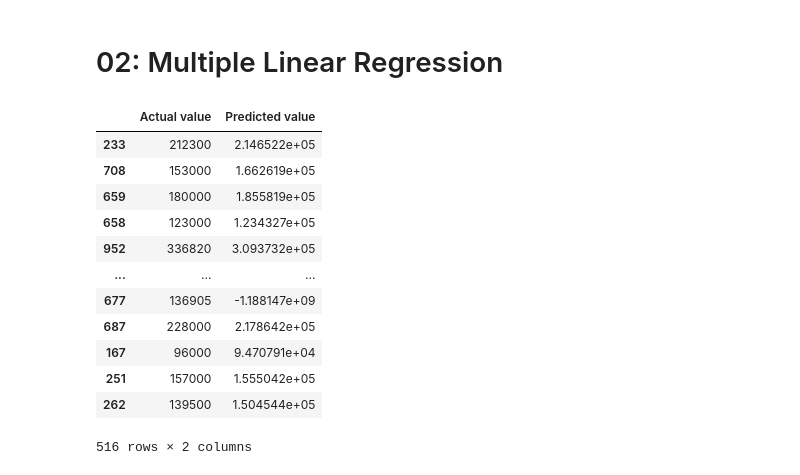
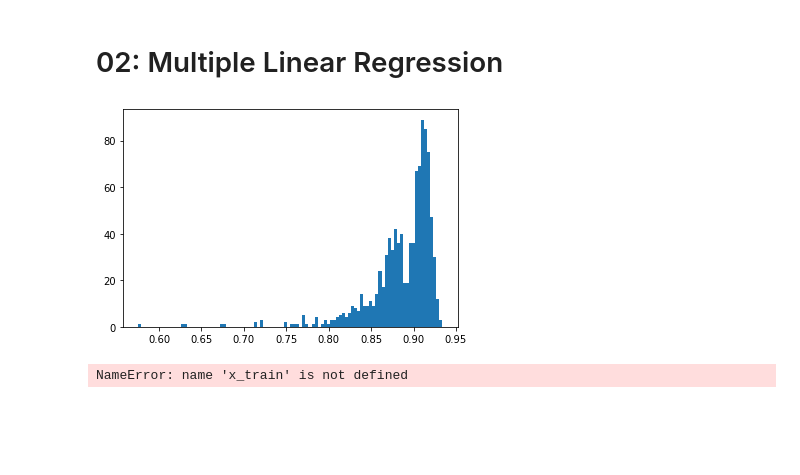
Before and after one commit to dnie44/nycdatascience_ML_project, a Jupyter notebook: karl/04_models_tony.ipynb, the cells around one changed output. Cells and saved outputs as stored; diff of their text form; code cells hidden in the pictures; blank space fills up the shorter version.

```diff
--- a/karl/04_models_tony.ipynb
+++ b/karl/04_models_tony.ipynb
@@ -107,7 +107,7 @@ There is an equal number of rows
 # %%
 dummies = pd.get_dummies(df_categorical,drop_first=True)
 x = pd.concat([df_numerical,dummies],axis=1)
-x = x.drop(columns = ['SalePrice', 'PID'])
+x = x.drop(columns = ['SalePrice'])
 #x.drop('PID', axis=1, inplace=True)
 y = df_numerical['SalePrice']
 # x = x.drop(columns=['SalePrice','1stFlrSF','2ndFlrSF','LowQualFinSF','BsmtFinSF1','BsmtFinSF2','MSZoning_I (all)',
@@ -117,27 +117,28 @@ y = df_numerical['SalePrice']
 # %% [markdown]
 <h1>02: Multiple Linear Regression</h1>
 # %%
-x_train, x_test, y_train, y_test = train_test_split(x, y, test_size = 0.2)#, random_state = 3)
-mlr = LinearRegression()
+scores = []
+for i in range(1000):
+    X_train, X_test, y_train, y_test = train_test_split(x, y, test_size = 0.3)#, random_state = 3)
+    mlr = LinearRegression()
+    mlr.fit(X_train, y_train)
+    #print("The training r2: %.5f" % (mlr.score(X_train, y_train)))
+    #print("The test     r2: %.5f" % (mlr.score(X_test, y_test)))
+    scores.append(mlr.score(X_test, y_test))
+# %%
+import matplotlib.pyplot as plt
+scores2 = [1-s for s in scores]
+plt.hist(scores, bins=100)
+plt.show()
+# %% [output]
+[figure, added]
 # %%
-mlr.fit(x_train,y_train)
-y_predict =  mlr.predict(x_test)
+mlr.fit(X_train,y_train)
+y_predict =  mlr.predict(X_test)
 mlr_diff = pd.DataFrame({'Actual value': y_test, 'Predicted value': y_predict})
 mlr_diff
 # %% [output]
-|  | Actual value | Predicted value |
-| 233 | 212300 | 2.146522e+05 |
-| 708 | 153000 | 1.662619e+05 |
-| 659 | 180000 | 1.855819e+05 |
-| 658 | 123000 | 1.234327e+05 |
-| 952 | 336820 | 3.093732e+05 |
-| ... | ... | ... |
-| 677 | 136905 | -1.188147e+09 |
-| 687 | 228000 | 2.178642e+05 |
-| 167 | 96000 | 9.470791e+04 |
-| 251 | 157000 | 1.555042e+05 |
-| 262 | 139500 | 1.504544e+05 |
-516 rows × 2 columns
+NameError: name 'x_train' is not defined
 # %%
 meanAbErr = metrics.mean_absolute_error(y_test, y_predict)
 meanSqErr = metrics.mean_squared_error(y_test, y_predict)
```
Also changed, not shown: parts of 12 cells of this notebook, 1 other file.
